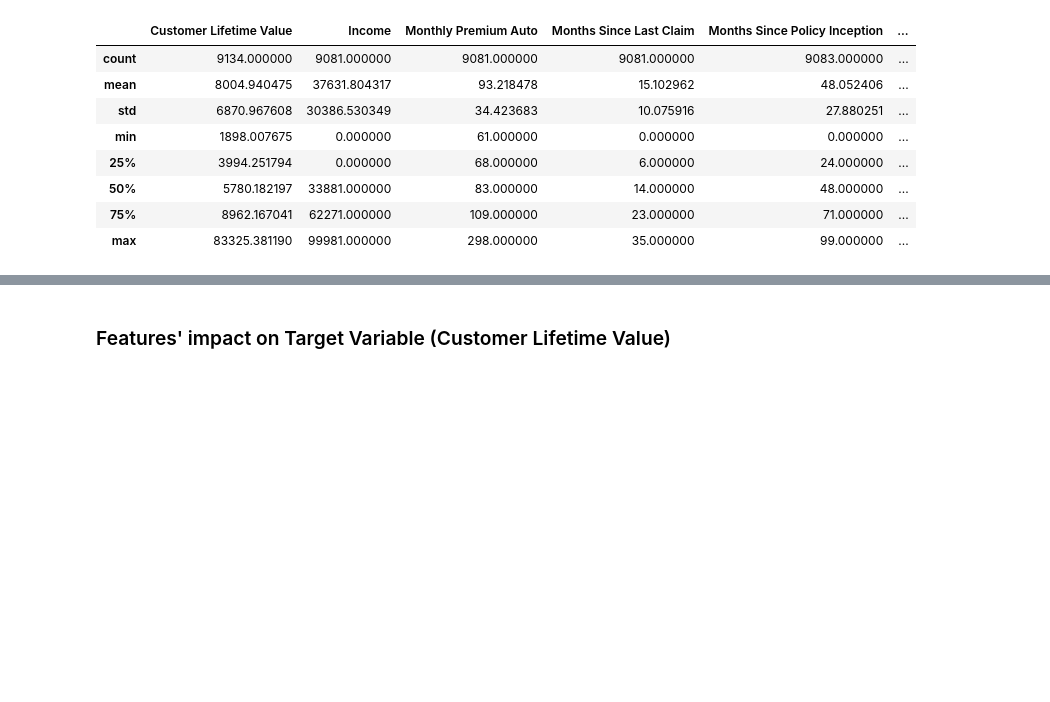
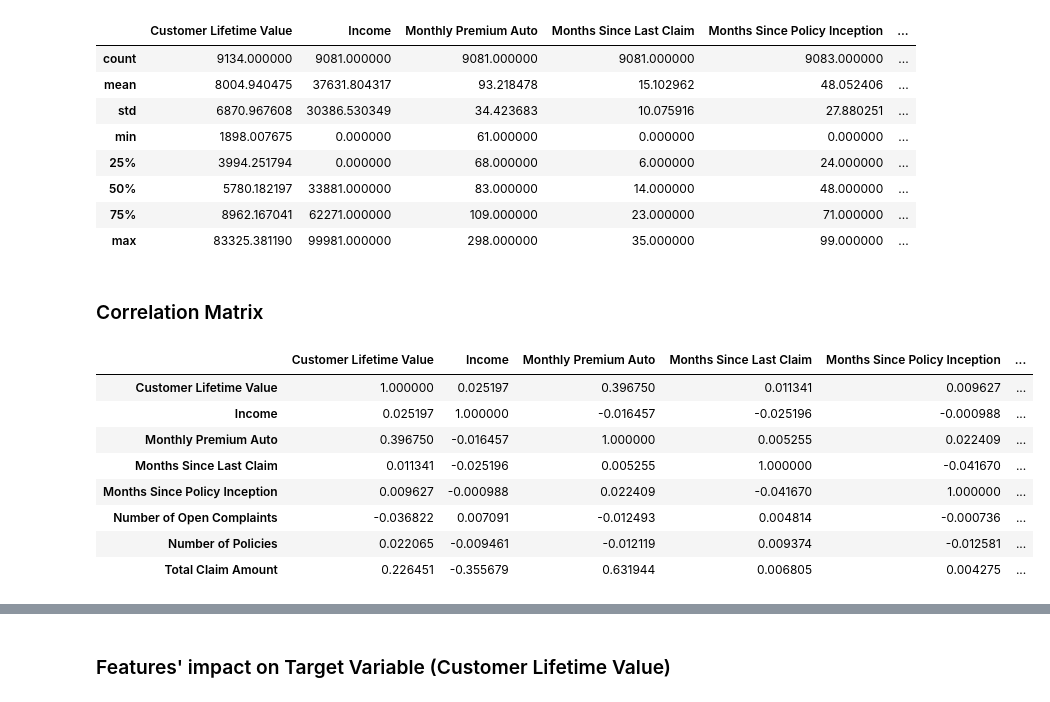
Before and after one commit to ddahiya16/Machine-Learning, a Jupyter notebook: Customer Life Time Value Prediction Model.ipynb, the cells around one changed output, grey strips where cells are left out. Cells and saved outputs as stored; diff of their text form; code cells hidden in the pictures; blank space fills up the shorter version.

```diff
--- a/Customer Life Time Value Prediction Model.ipynb
+++ b/Customer Life Time Value Prediction Model.ipynb
@@ -113,3 +113,18 @@ df.describe()
 | 50% | 5780.182197 | 33881.000000 | 83.000000 | 14.000000 | 48.000000 | ... |
 | 75% | 8962.167041 | 62271.000000 | 109.000000 | 23.000000 | 71.000000 | ... |
 | max | 83325.381190 | 99981.000000 | 298.000000 | 35.000000 | 99.000000 | ... |
+# %% [markdown]
+### Correlation Matrix
+# %%
+cor_mat = df.corr()
+cor_mat
+# %% [output]
+|  | Customer Lifetime Value | Income | Monthly Premium Auto | Months Since Last Claim | Months Since Policy Inception | ... |
+| Customer Lifetime Value | 1.000000 | 0.025197 | 0.396750 | 0.011341 | 0.009627 | ... |
+| Income | 0.025197 | 1.000000 | -0.016457 | -0.025196 | -0.000988 | ... |
+| Monthly Premium Auto | 0.396750 | -0.016457 | 1.000000 | 0.005255 | 0.022409 | ... |
+| Months Since Last Claim | 0.011341 | -0.025196 | 0.005255 | 1.000000 | -0.041670 | ... |
+| Months Since Policy Inception | 0.009627 | -0.000988 | 0.022409 | -0.041670 | 1.000000 | ... |
+| Number of Open Complaints | -0.036822 | 0.007091 | -0.012493 | 0.004814 | -0.000736 | ... |
+| Number of Policies | 0.022065 | -0.009461 | -0.012119 | 0.009374 | -0.012581 | ... |
+| Total Claim Amount | 0.226451 | -0.355679 | 0.631944 | 0.006805 | 0.004275 | ... |
```
Also changed, not shown: parts of 4 cells of this notebook.
